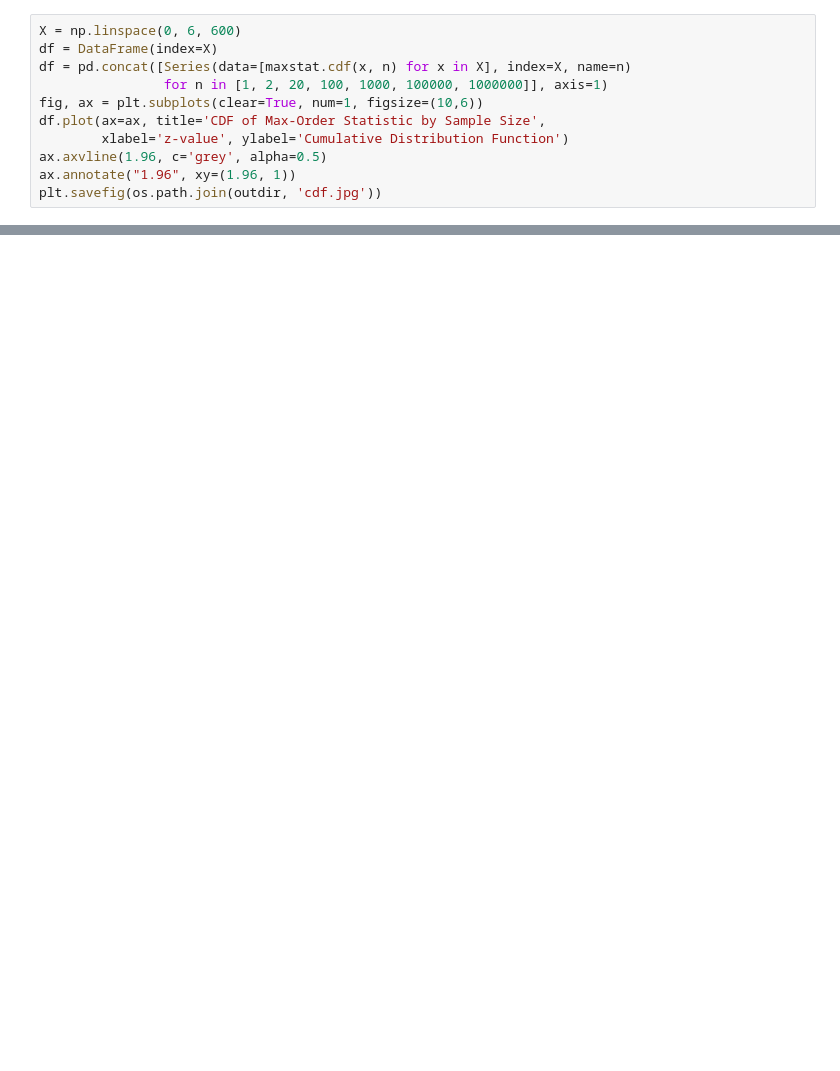
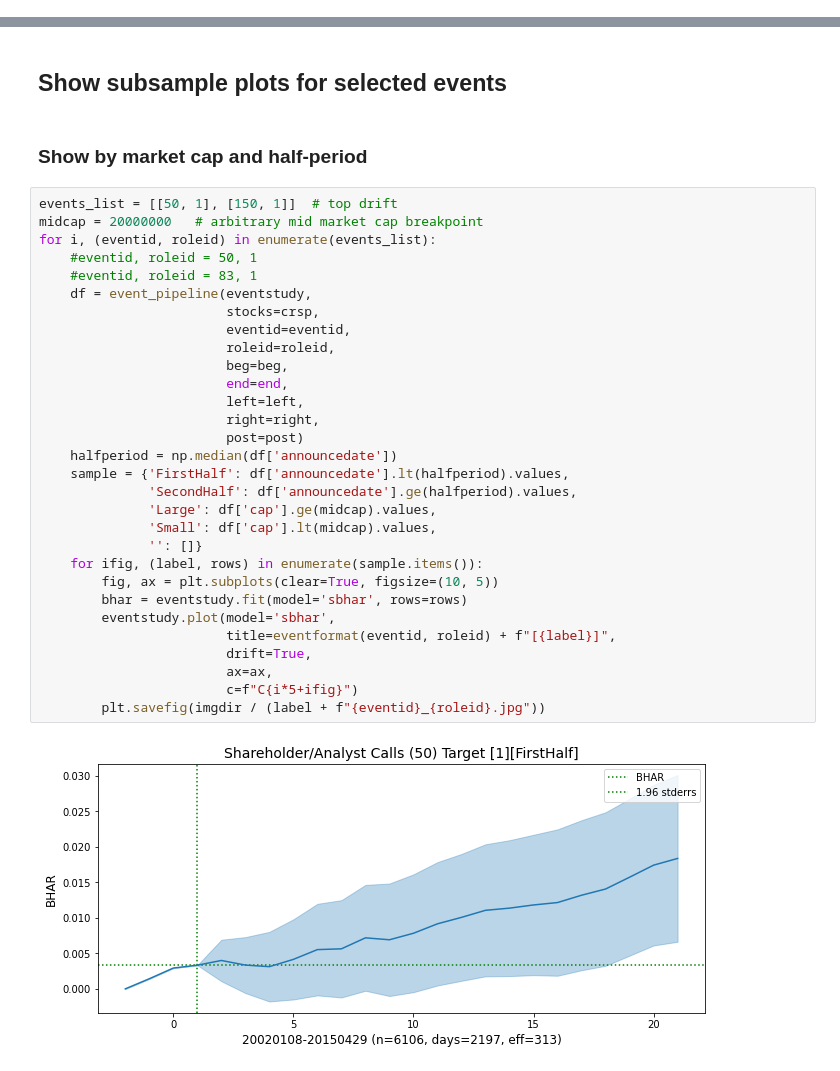
Before and after one commit to terence-lim/data-science-notebooks, a Jupyter notebook: event_study.ipynb, the cells around one changed output, grey strips where cells are left out. Drawn from its saved outputs; the diff is of its cells as text; blank space fills up the shorter version.

```diff
--- a/event_study.ipynb
+++ b/event_study.ipynb
@@ -307,11 +0,0 @@ Rejection Region(p-value=0.05) by sample size:
-# %%
-X = np.linspace(0, 6, 600)
-df = DataFrame(index=X)
-df = pd.concat([Series(data=[maxstat.cdf(x, n) for x in X], index=X, name=n)
-                for n in [1, 2, 20, 100, 1000, 100000, 1000000]], axis=1)
-fig, ax = plt.subplots(clear=True, num=1, figsize=(10,6))
-df.plot(ax=ax, title='CDF of Max-Order Statistic by Sample Size',
-        xlabel='z-value', ylabel='Cumulative Distribution Function')
-ax.axvline(1.96, c='grey', alpha=0.5)
-ax.annotate("1.96", xy=(1.96, 1))
-plt.savefig(os.path.join(outdir, 'cdf.jpg'))
@@ -346,0 +138,36 @@ plt.savefig(os.path.join(outdir, 'cdf.jpg'))
+# %% [markdown]
+## Show subsample plots for selected events
+# %% [markdown]
+### Show by market cap and half-period
+# %%
+events_list = [[50, 1], [150, 1]]  # top drift
+midcap = 20000000   # arbitrary mid market cap breakpoint
+for i, (eventid, roleid) in enumerate(events_list):
+    #eventid, roleid = 50, 1
+    #eventid, roleid = 83, 1
+    df = event_pipeline(eventstudy,
+                        stocks=crsp,
+                        eventid=eventid,
+                        roleid=roleid,
+                        beg=beg,
+                        end=end,
+                        left=left,
+                        right=right,
+                        post=post)
+    halfperiod = np.median(df['announcedate'])
+    sample = {'FirstHalf': df['announcedate'].lt(halfperiod).values,
+              'SecondHalf': df['announcedate'].ge(halfperiod).values,
+              'Large': df['cap'].ge(midcap).values,
+              'Small': df['cap'].lt(midcap).values,
+              '': []}
+    for ifig, (label, rows) in enumerate(sample.items()):
+        fig, ax = plt.subplots(clear=True, figsize=(10, 5))
+        bhar = eventstudy.fit(model='sbhar', rows=rows)
+        eventstudy.plot(model='sbhar',
+                        title=eventformat(eventid, roleid) + f"[{label}]",
+                        drift=True,
+                        ax=ax,
+                        c=f"C{i*5+ifig}")
+        plt.savefig(imgdir / (label + f"{eventid}_{roleid}.jpg"))
+# %% [output]
+[figure, added]
```
Also changed, not shown: parts of 35 cells of this notebook.
